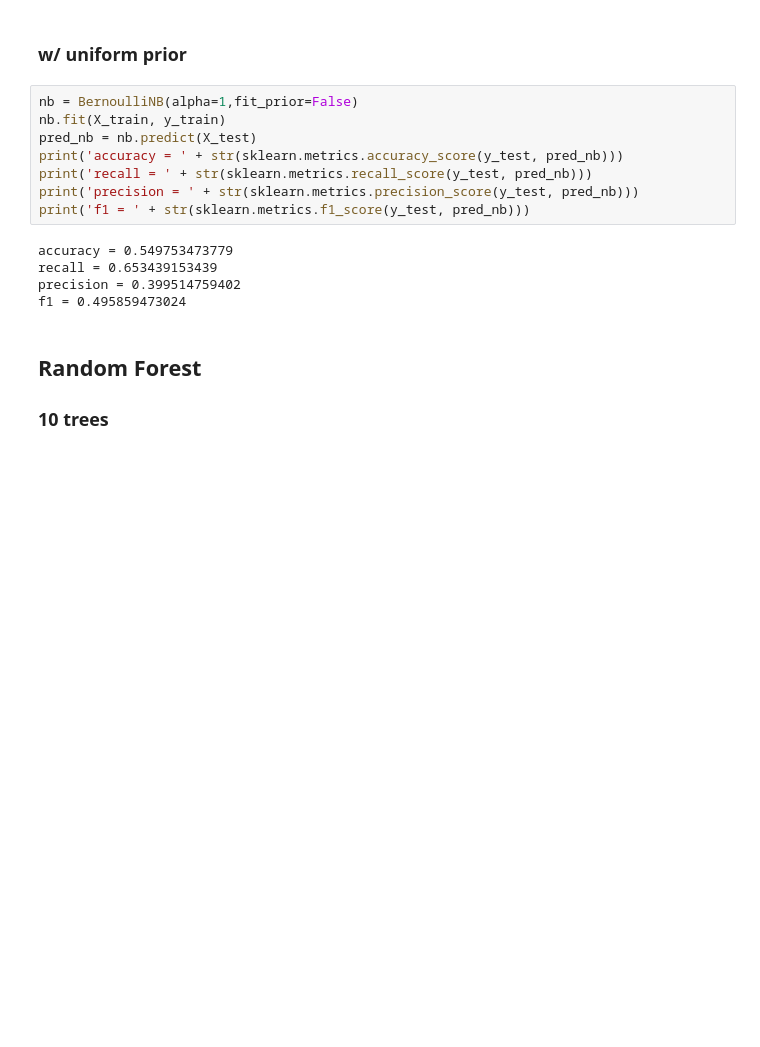
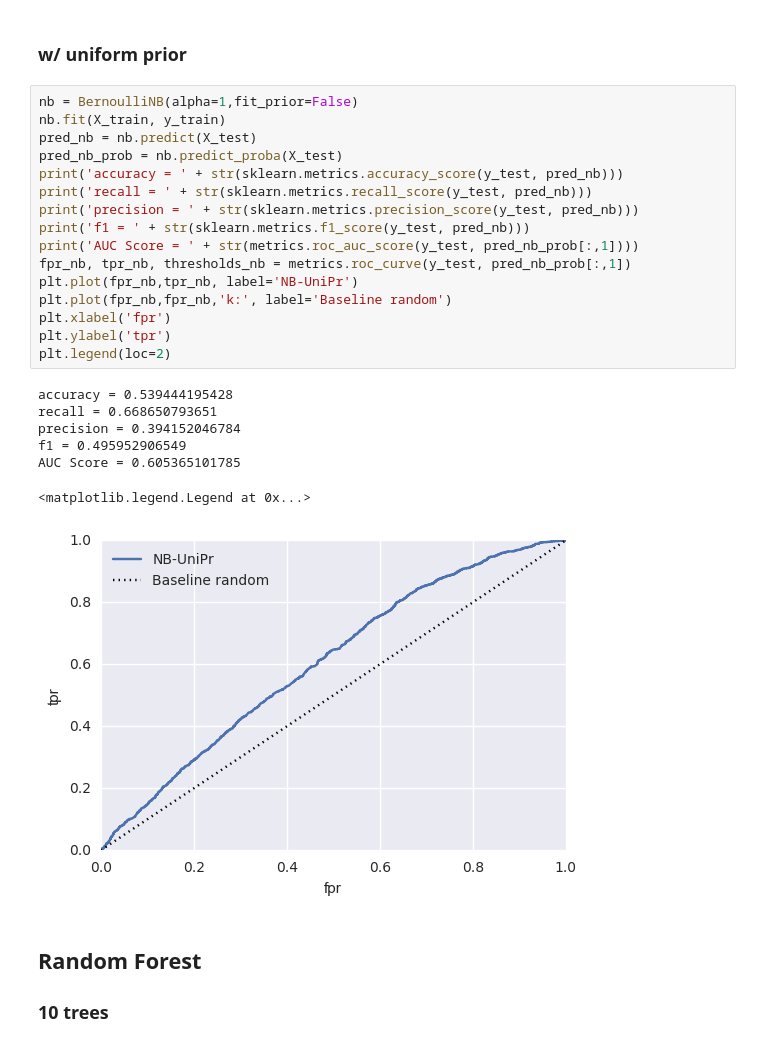
Before and after one commit to jchelmers/urban-data-project, a Jupyter notebook: Consolidate_New_Features_Jon.ipynb, the cells around one changed output. Saved outputs shown, nothing was run; the diff lists cells and outputs as text; blank space fills up the shorter version.

```diff
--- a/Consolidate_New_Features_Jon.ipynb
+++ b/Consolidate_New_Features_Jon.ipynb
@@ -232,16 +269,27 @@ f1 = 0.332793522267
 # %%
 nb = BernoulliNB(alpha=1,fit_prior=False)
 nb.fit(X_train, y_train)
 pred_nb = nb.predict(X_test)
+pred_nb_prob = nb.predict_proba(X_test)
 print('accuracy = ' + str(sklearn.metrics.accuracy_score(y_test, pred_nb)))
 print('recall = ' + str(sklearn.metrics.recall_score(y_test, pred_nb)))
 print('precision = ' + str(sklearn.metrics.precision_score(y_test, pred_nb)))
 print('f1 = ' + str(sklearn.metrics.f1_score(y_test, pred_nb)))
+print('AUC Score = ' + str(metrics.roc_auc_score(y_test, pred_nb_prob[:,1])))
+fpr_nb, tpr_nb, thresholds_nb = metrics.roc_curve(y_test, pred_nb_prob[:,1])
+plt.plot(fpr_nb,tpr_nb, label='NB-UniPr')
+plt.plot(fpr_nb,fpr_nb,'k:', label='Baseline random')
+plt.xlabel('fpr')
+plt.ylabel('tpr')
+plt.legend(loc=2)
 # %% [output]
-accuracy = 0.549753473779
-recall = 0.653439153439
-precision = 0.399514759402
-f1 = 0.495859473024
+accuracy = 0.539444195428
+recall = 0.668650793651
+precision = 0.394152046784
+f1 = 0.495952906549
+AUC Score = 0.605365101785
+<matplotlib.legend.Legend at 0x...>
+[figure, added]
 # %% [markdown]
 ## Random Forest
 ### 10 trees
```
Also changed, not shown: parts of 21 cells of this notebook.
